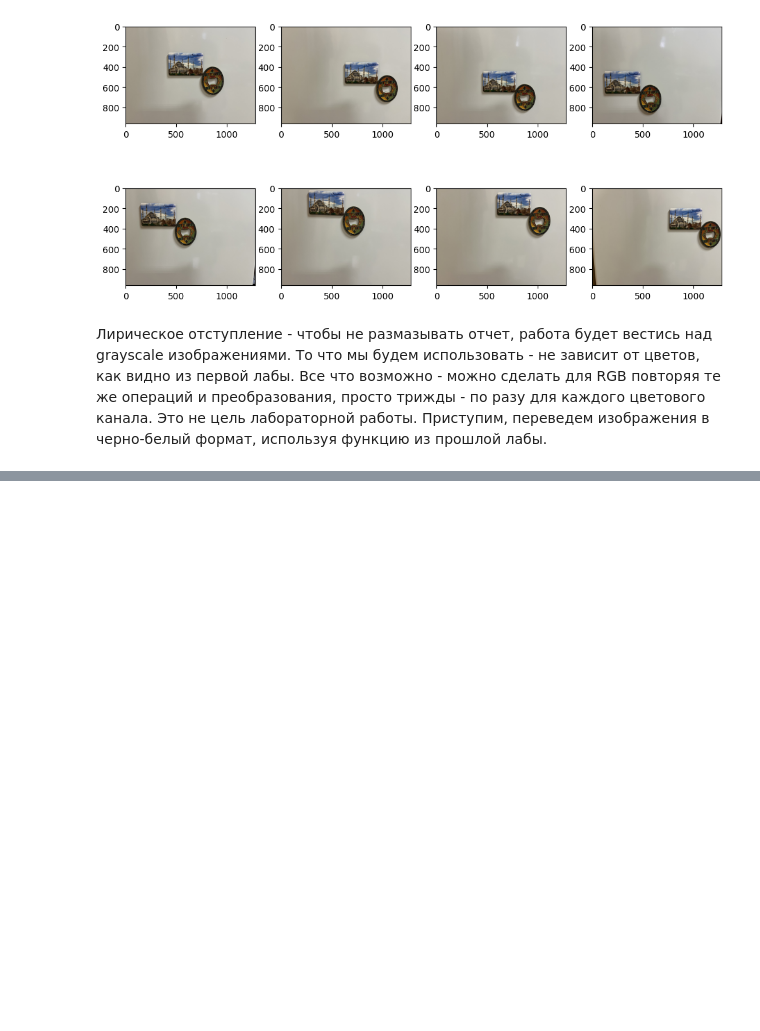
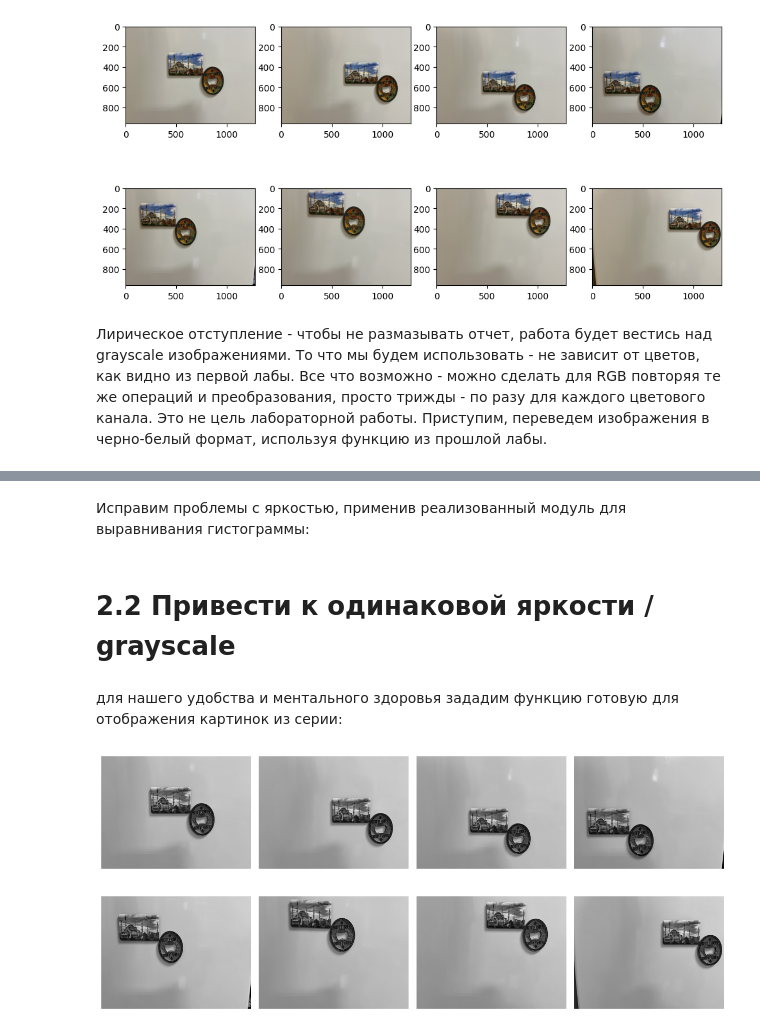
Before and after one commit to arskstn/cv-labs-sem8, a Jupyter notebook: lab1/lab2.ipynb, the cells around one changed output, grey strips where cells are left out. Cells and saved outputs as stored; diff of their text form; code cells hidden in the pictures; blank space fills up the shorter version.

```diff
--- a/lab1/lab2.ipynb
+++ b/lab1/lab2.ipynb
@@ -61,0 +87,25 @@ axarr[1,3].imshow(image8)
+# %% [markdown]
+Исправим проблемы с яркостью, применив реализованный модуль для выравнивания гистограммы:
+# %% [markdown]
+# 2.2 Привести к одинаковой яркости / grayscale
+# %% [markdown]
+для нашего удобства и ментального здоровья зададим функцию готовую для отображения картинок из серии:
+# %%
+def show_images(images_sequence, rows=2, cols=4, figsize=(12,6)):
+
+    fig, axes = plt.subplots(rows, cols, figsize=figsize)
+    axes = axes.flatten()
+
+    for i, ax in enumerate(axes):
+        if i < len(images_sequence):
+            ax.imshow(images_sequence[i], cmap='gray')
+            ax.axis('off')  # убираем оси
+        else:
+            ax.axis('off')  # если картинок меньше, оставляем пустые
+
+    plt.tight_layout()
+    plt.show()
+# %%
+show_images(images_sequence_gray, 2, 4)
+# %% [output]
+[figure, added]
```
Also changed, not shown: parts of 40 cells of this notebook, 5 other files.
